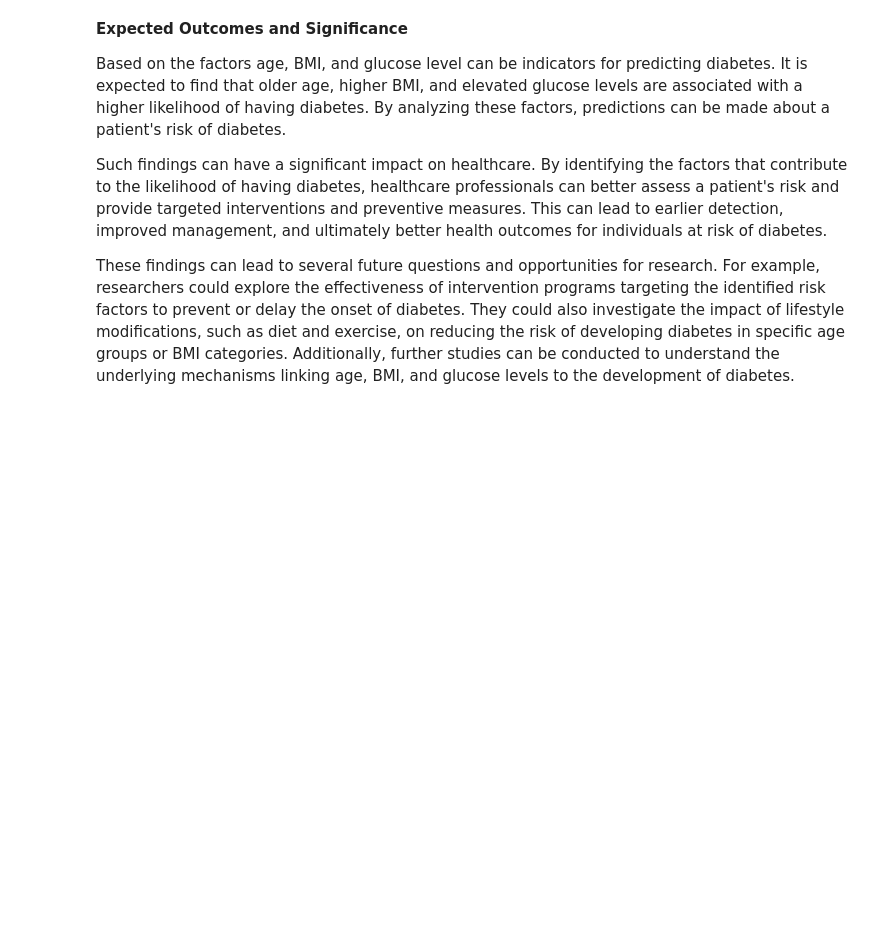
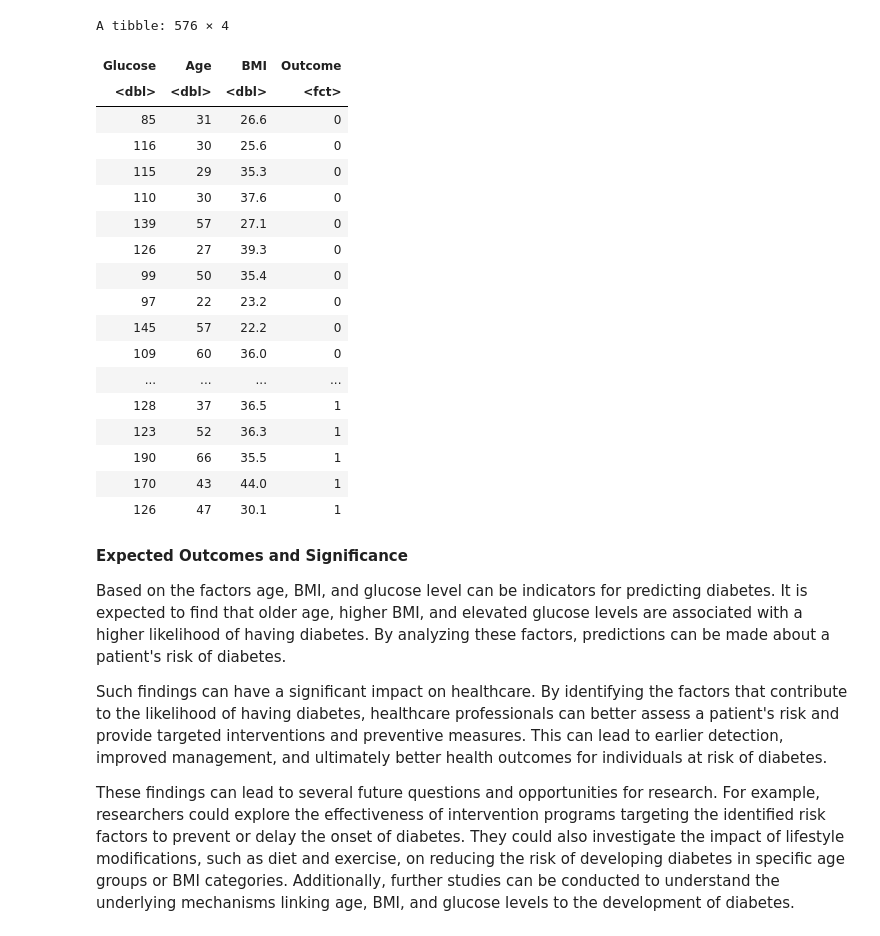
Before and after one commit to AmritS14/DSCI-Project, a Jupyter notebook: Project.ipynb, the cells around one changed output. Saved outputs shown, nothing was run; the diff lists cells and outputs as text; code cells hidden in the pictures; blank space fills up the shorter version.

```diff
--- a/Project.ipynb
+++ b/Project.ipynb
@@ -39,0 +64,24 @@ A spec_tbl_df: 768 × 9
+# %%
+#split the data and get the training data
+diabetes_split <- initial_split(diabetes_data, prop = 0.75, strata = Outcome)
+diabetes_train <- training(diabetes_split)
+
+num_of_obs <- diabetes_train |>
+              nrow()
+mean_of_predictors <- diabetes_train|>
+                      summarize(mean_Glucose = mean(Glucose),
+                                mean_Age = mean(Age),
+                                mean_BMI = mean(BMI))
+
+missing_data <- sum(is.na(diabetes_train))
+
+
+diabetes_summarize_table1 <- mean_of_predictors|>
+                   mutate(missing_data = missing_data, num_of_obs = num_of_obs)
+
+diabetes_summarize_table1
+
+diabetes_summarize_table2 <- diabetes_train|>
+                             group_by(Outcome)|>
+                             summarize(count = n())
+diabetes_summarize_table2
@@ -40,3 +98,28 @@ A spec_tbl_df: 768 × 9
+# %%
+#convert outcome to a factor type and rename the factor values
+diabetes_train <- diabetes_train|>
+                  mutate(Outcome = as.factor(Outcome))
+diabetes_train
+# %% [output]
+A tibble: 576 × 4
+| Glucose | Age | BMI | Outcome |
+| <dbl> | <dbl> | <dbl> | <fct> |
+| 85 | 31 | 26.6 | 0 |
+| 116 | 30 | 25.6 | 0 |
+| 115 | 29 | 35.3 | 0 |
+| 110 | 30 | 37.6 | 0 |
+| 139 | 57 | 27.1 | 0 |
+| 126 | 27 | 39.3 | 0 |
+| 99 | 50 | 35.4 | 0 |
+| 97 | 22 | 23.2 | 0 |
+| 145 | 57 | 22.2 | 0 |
+| 109 | 60 | 36.0 | 0 |
+| ... | ... | ... | ... |
+| 128 | 37 | 36.5 | 1 |
+| 123 | 52 | 36.3 | 1 |
+| 190 | 66 | 35.5 | 1 |
+| 170 | 43 | 44.0 | 1 |
+| 126 | 47 | 30.1 | 1 |
 # %% [markdown]
 **Expected Outcomes and Significance**
 
```
Also changed, not shown: parts of 3 cells of this notebook.
